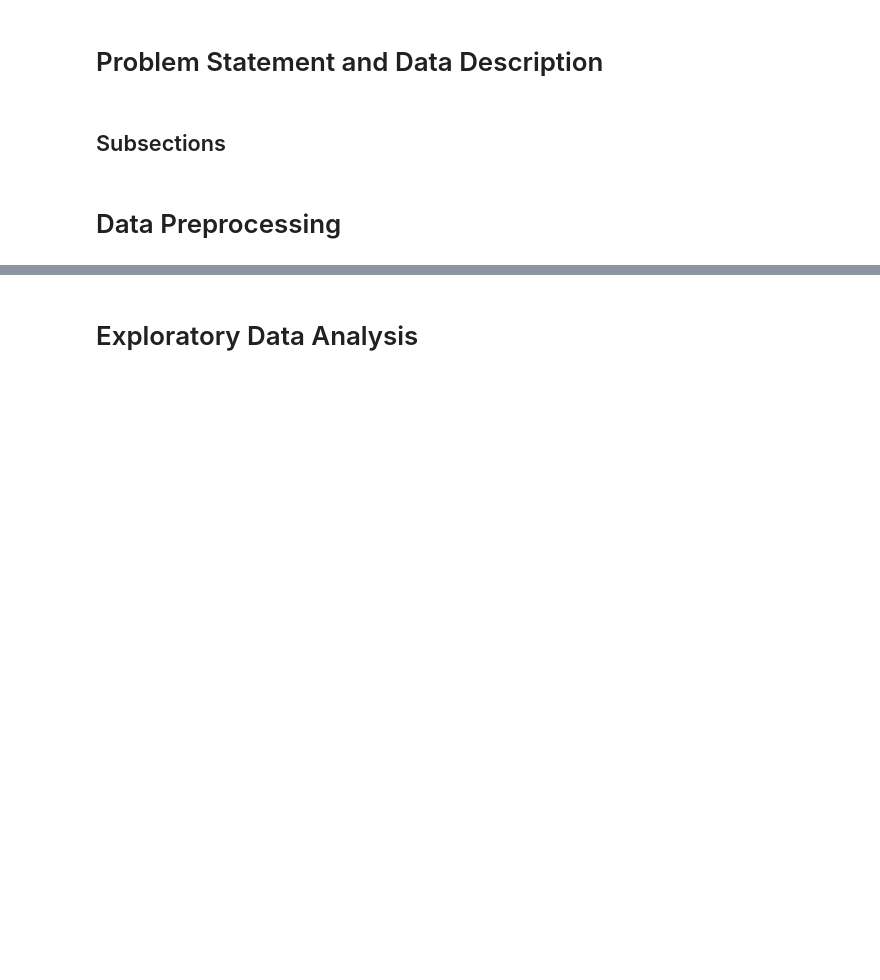
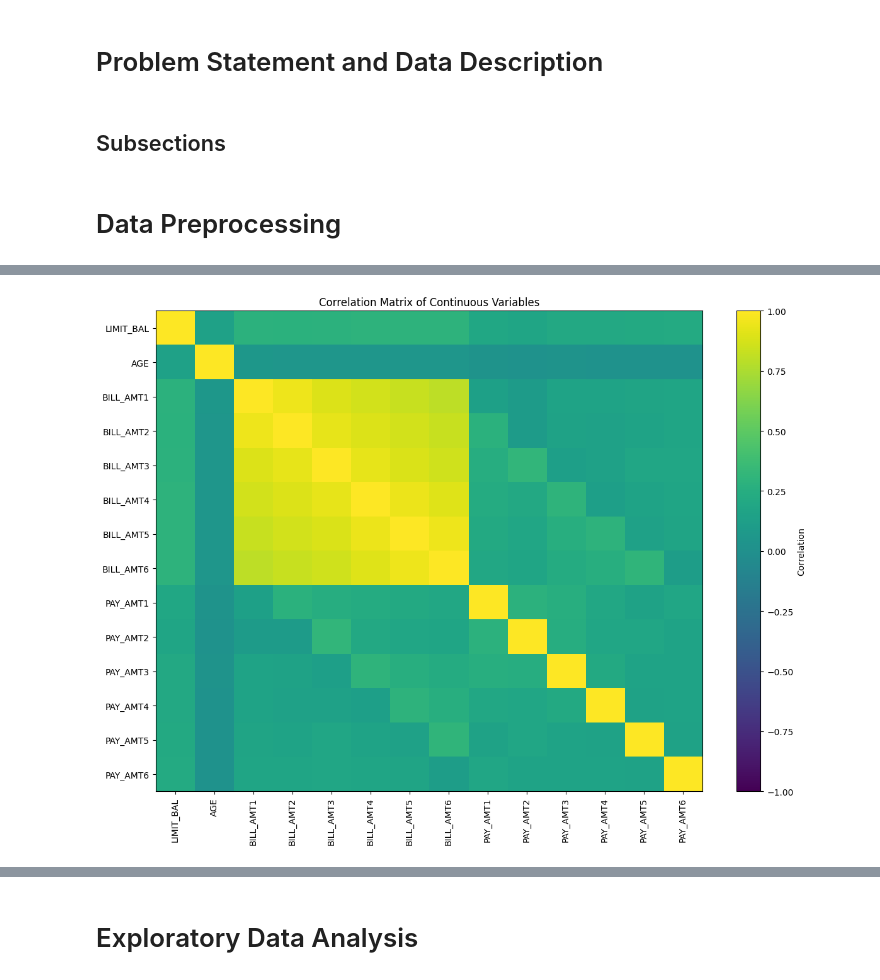
Before and after one commit to harshaligaikwad15/ads505-final-project, a Jupyter notebook: final_notebook.ipynb, the cells around one changed output, grey strips where cells are left out. Drawn from its saved outputs; the diff is of its cells as text; code cells hidden in the pictures; blank space fills up the shorter version.

```diff
--- a/final_notebook.ipynb
+++ b/final_notebook.ipynb
@@ -22,0 +51,5 @@
+# %%
+df = pd.read_excel(
+    "/content/ads505-final-project/default of credit card clients.xls",
+    header=1
+)
@@ -22,0 +117,6 @@
+# %%
+df = df.rename(
+    columns={"default payment next month": "DEFAULT"}
+)
+
+print(df.columns.tolist())
@@ -22,0 +371,5 @@
+# %%
+# Calculate correlations among continuous predictors
+correlation_matrix = df[numeric_cols].corr()
+
+correlation_matrix.round(2)
@@ -22,0 +392,28 @@
+# %%
+plt.figure(figsize=(12, 9))
+
+plt.imshow(
+    correlation_matrix,
+    aspect="auto",
+    vmin=-1,
+    vmax=1
+)
+
+plt.colorbar(label="Correlation")
+
+plt.xticks(
+    range(len(numeric_cols)),
+    numeric_cols,
+    rotation=90
+)
+
+plt.yticks(
+    range(len(numeric_cols)),
+    numeric_cols
+)
+
+plt.title("Correlation Matrix of Continuous Variables")
+plt.tight_layout()
+plt.show()
+# %% [output]
+[figure, added]
```
Also changed, not shown: parts of 29 cells of this notebook.
